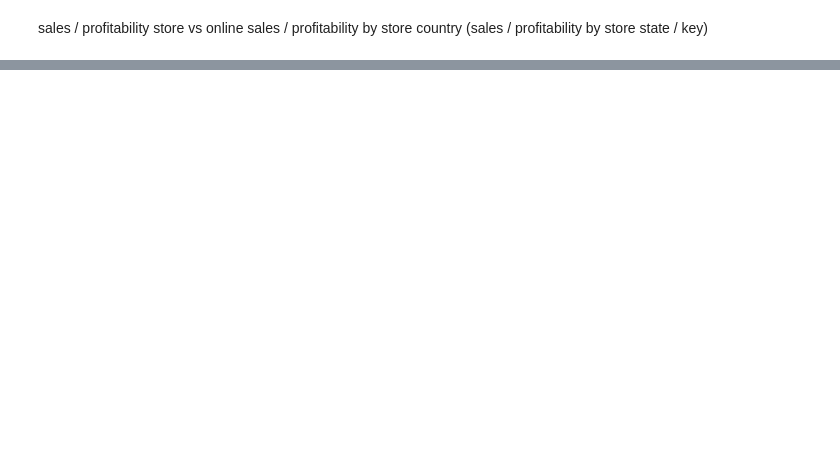
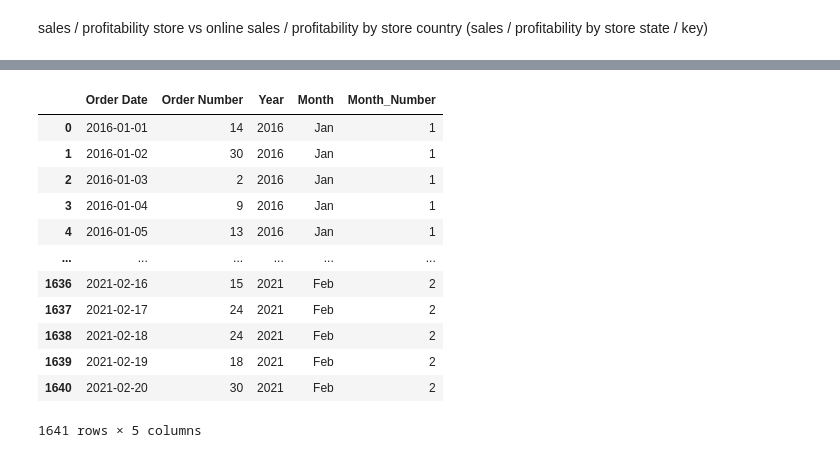
Before and after one commit to DimitriKneur/Global-Electronics-Retailer-Analysis, a Jupyter notebook: Data_Transformation_and_Exploration/data_processing.ipynb, the cells around one changed output, grey strips where cells are left out. Drawn from its saved outputs; the diff is of its cells as text; code cells hidden in the pictures; blank space fills up the shorter version.

```diff
--- a/Data_Transformation_and_Exploration/data_processing.ipynb
+++ b/Data_Transformation_and_Exploration/data_processing.ipynb
@@ -246,0 +564,4 @@ sales / profitability by store country
+# %%
+# Orders by month and year
+order_number_per_date = df.groupby("Order Date")["Order Number"].nunique().reset_index()
+order_number_per_date
@@ -246,0 +582,30 @@ sales / profitability by store country
+# %%
+order_number_per_date["Year"] = order_number_per_date["Order Date"].apply(lambda x : x.year)
+order_number_per_date["Month"] = order_number_per_date["Order Date"].apply(lambda x : "Jan" if x.month == 1
+                                                                                else "Feb" if x.month == 2
+                                                                                else "Mar" if x.month == 3
+                                                                                else "Apr" if x.month == 4
+                                                                                else "May" if x.month == 5
+                                                                                else "Jun" if x.month == 6
+                                                                                else "Jul" if x.month == 7
+                                                                                else "Aug" if x.month == 8
+                                                                                else "Sep" if x.month == 9
+                                                                                else "Oct" if x.month == 10
+                                                                                else "Nov" if x.month == 11
+                                                                                else "Dec")
+order_number_per_date["Month_Number"] = order_number_per_date["Order Date"].apply(lambda x : x.month)
+order_number_per_date
+# %% [output]
+|  | Order Date | Order Number | Year | Month | Month_Number |
+| 0 | 2016-01-01 | 14 | 2016 | Jan | 1 |
+| 1 | 2016-01-02 | 30 | 2016 | Jan | 1 |
+| 2 | 2016-01-03 | 2 | 2016 | Jan | 1 |
+| 3 | 2016-01-04 | 9 | 2016 | Jan | 1 |
+| 4 | 2016-01-05 | 13 | 2016 | Jan | 1 |
+| ... | ... | ... | ... | ... | ... |
+| 1636 | 2021-02-16 | 15 | 2021 | Feb | 2 |
+| 1637 | 2021-02-17 | 24 | 2021 | Feb | 2 |
+| 1638 | 2021-02-18 | 24 | 2021 | Feb | 2 |
+| 1639 | 2021-02-19 | 18 | 2021 | Feb | 2 |
+| 1640 | 2021-02-20 | 30 | 2021 | Feb | 2 |
+1641 rows × 5 columns
```
Also changed, not shown: parts of 30 cells of this notebook.
